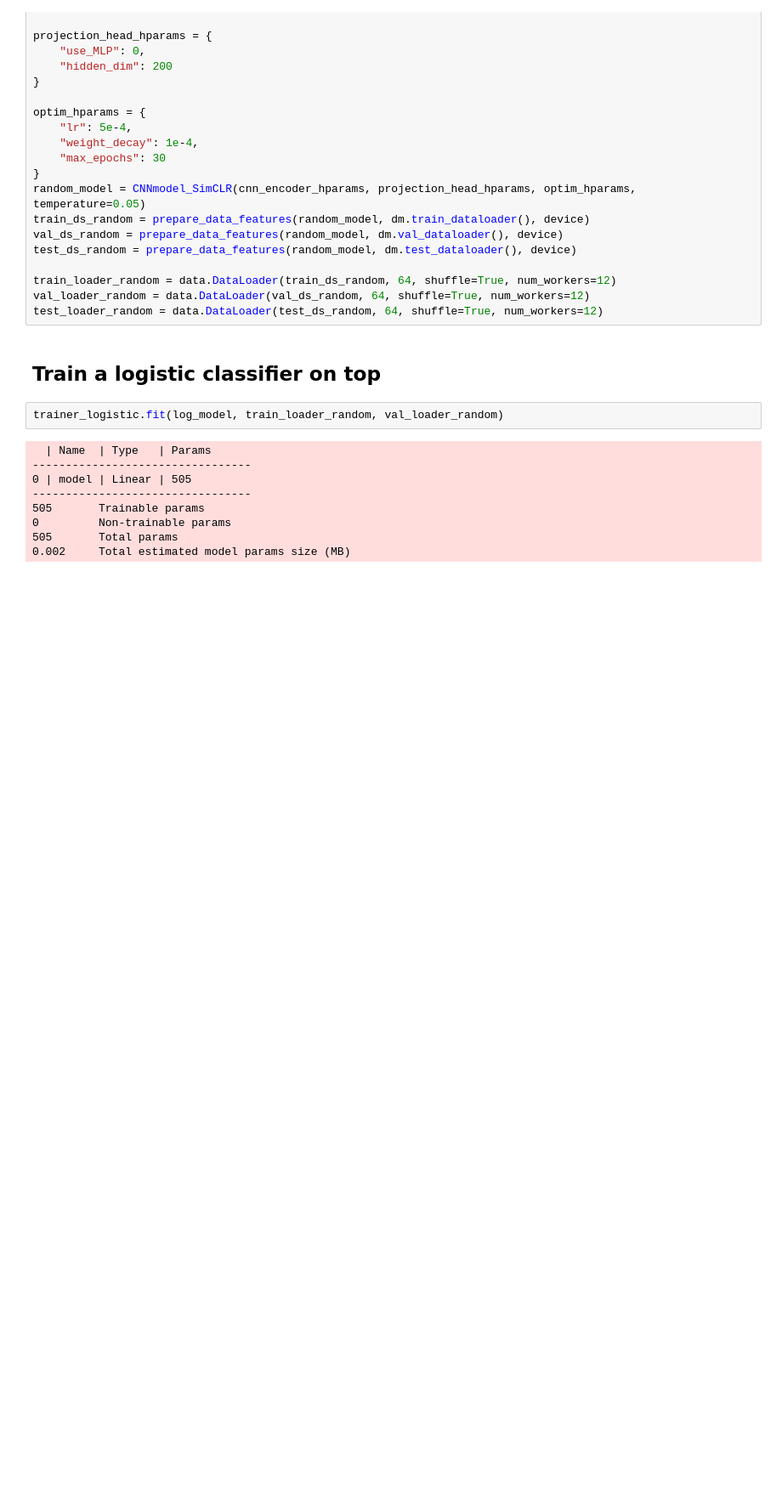
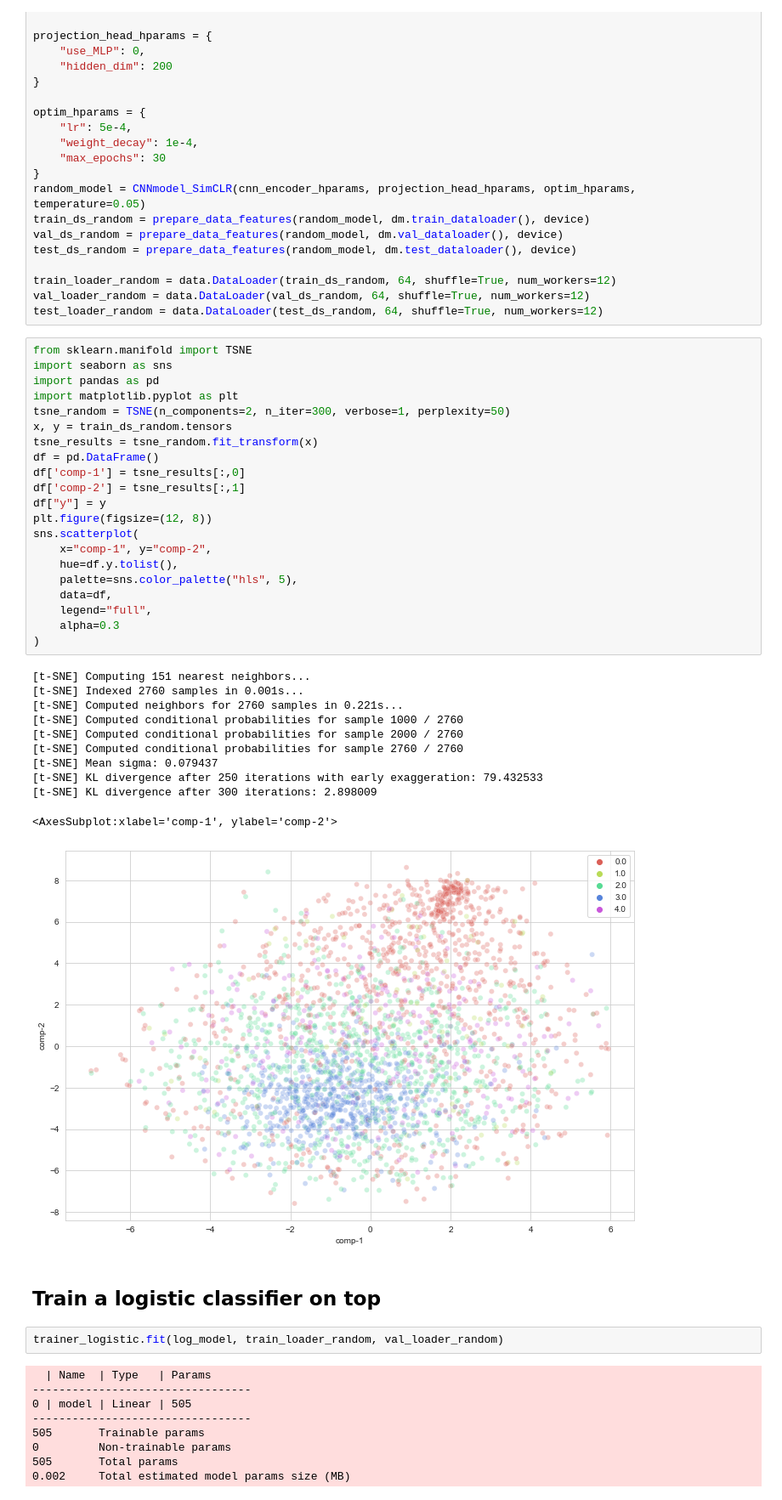
Before and after one commit to TomS55555/thesis, a Jupyter notebook: results/simclr_test.ipynb, the cells around one changed output. Shown at 85% size. Cells and saved outputs as stored; diff of their text form; blank space fills up the shorter version.

```diff
--- a/results/simclr_test.ipynb
+++ b/results/simclr_test.ipynb
@@ -224,6 +224,39 @@ test_ds_random = prepare_data_features(random_model, dm.test_dataloader(), devic
 train_loader_random = data.DataLoader(train_ds_random, 64, shuffle=True, num_workers=12)
 val_loader_random = data.DataLoader(val_ds_random, 64, shuffle=True, num_workers=12)
 test_loader_random = data.DataLoader(test_ds_random, 64, shuffle=True, num_workers=12)
+# %%
+from sklearn.manifold import TSNE
+import seaborn as sns
+import pandas as pd
+import matplotlib.pyplot as plt
+tsne_random = TSNE(n_components=2, n_iter=300, verbose=1, perplexity=50)
+x, y = train_ds_random.tensors
+tsne_results = tsne_random.fit_transform(x)
+df = pd.DataFrame()
+df['comp-1'] = tsne_results[:,0]
+df['comp-2'] = tsne_results[:,1]
+df["y"] = y
+plt.figure(figsize=(12, 8))
+sns.scatterplot(
+    x="comp-1", y="comp-2",
+    hue=df.y.tolist(),
+    palette=sns.color_palette("hls", 5),
+    data=df,
+    legend="full",
+    alpha=0.3
+)
+# %% [output]
+[t-SNE] Computing 151 nearest neighbors...
+[t-SNE] Indexed 2760 samples in 0.001s...
+[t-SNE] Computed neighbors for 2760 samples in 0.221s...
+[t-SNE] Computed conditional probabilities for sample 1000 / 2760
+[t-SNE] Computed conditional probabilities for sample 2000 / 2760
+[t-SNE] Computed conditional probabilities for sample 2760 / 2760
+[t-SNE] Mean sigma: 0.079437
+[t-SNE] KL divergence after 250 iterations with early exaggeration: 79.432533
+[t-SNE] KL divergence after 300 iterations: 2.898009
+<AxesSubplot:xlabel='comp-1', ylabel='comp-2'>
+[figure, added]
 # %% [markdown]
 ## Train a logistic classifier on top
 # %%
```
Also changed, not shown: 5 other files.
